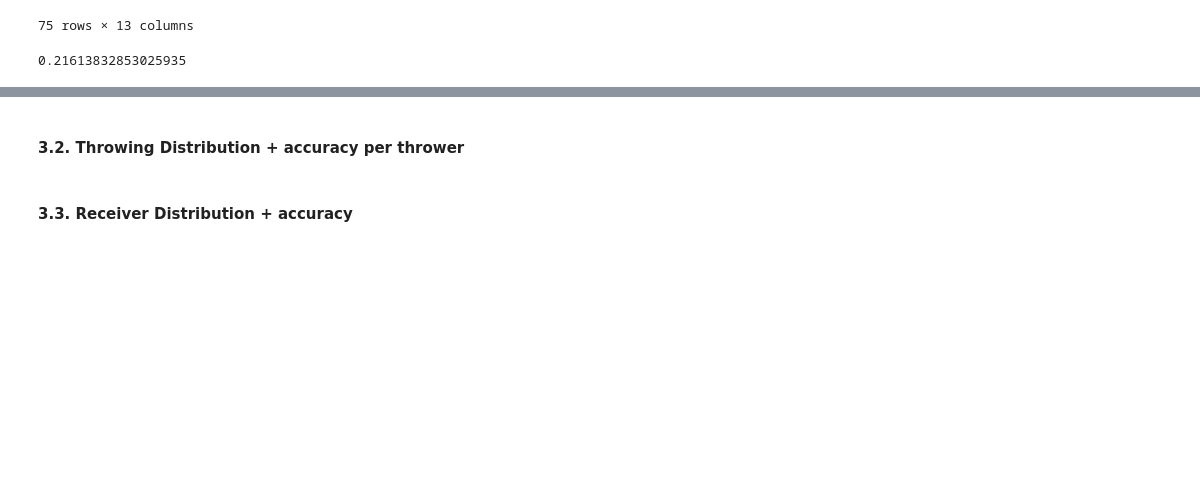
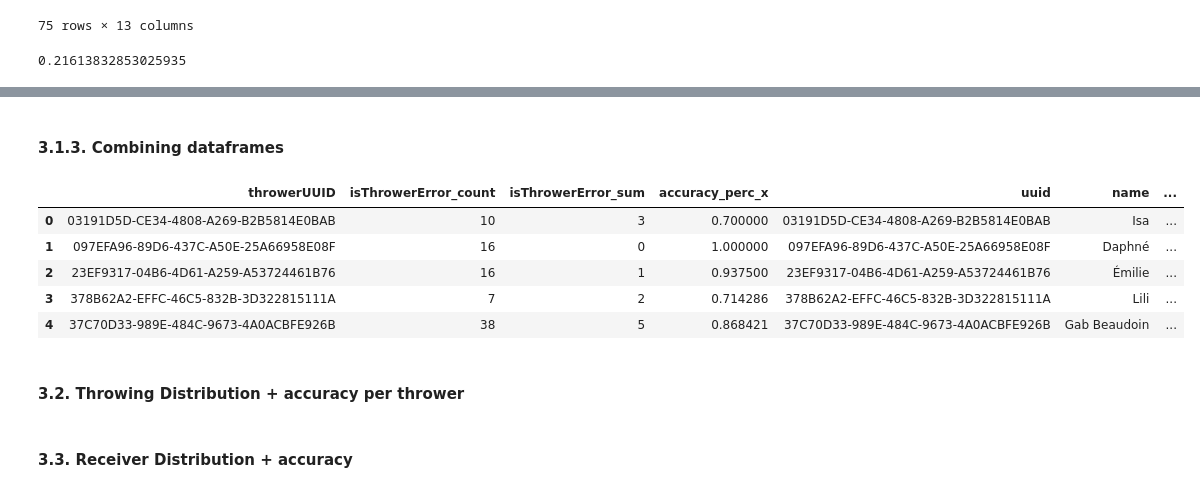
Before and after one commit to yukikongju/Miscellaneous-Projects, a Jupyter notebook: StattoStats/playground.ipynb, the cells around one changed output, grey strips where cells are left out. Drawn from its saved outputs; the diff is of its cells as text; code cells hidden in the pictures; blank space fills up the shorter version.

```diff
--- a/StattoStats/playground.ipynb
+++ b/StattoStats/playground.ipynb
@@ -160 +183,5 @@ p = 0.79
 # %%
+df_throwing = df_passes.groupby(['throwerUUID']).aggregate({'isThrowerError': ['count', 'sum']}).reset_index()
+df_throwing['accuracy_perc'] = 1 - df_throwing[('isThrowerError', 'sum')] / df_throwing[('isThrowerError', 'count')]
+df_throwing.columns = ['_'.join(col).strip() if col[1] else col[0] for col in df_throwing.columns.values]
+df_throwing = pd.merge(df_throwing, df_players[['uuid', 'name']], left_on=['throwerUUID'], right_on=['uuid'])
@@ -175,0 +199,5 @@ p = 0.79
+# %%
+df_catching = df_passes.groupby(['receiverUUID']).aggregate({'isReceiverError': ['count', 'sum']}).reset_index()
+df_catching['accuracy_perc'] = 1 - df_catching[('isReceiverError', 'sum')] / df_catching[('isReceiverError', 'count')]
+df_catching.columns = ['_'.join(col).strip() if col[1] else col[0] for col in df_catching.columns.values]
+df_catching = pd.merge(df_catching, df_players[['uuid', 'name']], left_on=['receiverUUID'], right_on=['uuid'])
@@ -176,3 +213,16 @@ p = 0.79
+# %% [markdown]
+#### 3.1.3. Combining dataframes
+# %%
+df_players_stats = pd.merge(df_throwing, df_catching, left_on=['throwerUUID'], right_on=['receiverUUID'])
+# %%
+df_players_stats.head()
+# %% [output]
+|  | throwerUUID | isThrowerError_count | isThrowerError_sum | accuracy_perc_x | uuid | name | ... |
+| 0 | 03191D5D-CE34-4808-A269-B2B5814E0BAB | 10 | 3 | 0.700000 | 03191D5D-CE34-4808-A269-B2B5814E0BAB | Isa | ... |
+| 1 | 097EFA96-89D6-437C-A50E-25A66958E08F | 16 | 0 | 1.000000 | 097EFA96-89D6-437C-A50E-25A66958E08F | Daphné | ... |
+| 2 | 23EF9317-04B6-4D61-A259-A53724461B76 | 16 | 1 | 0.937500 | 23EF9317-04B6-4D61-A259-A53724461B76 | Émilie | ... |
+| 3 | 378B62A2-EFFC-46C5-832B-3D322815111A | 7 | 2 | 0.714286 | 378B62A2-EFFC-46C5-832B-3D322815111A | Lili | ... |
+| 4 | 37C70D33-989E-484C-9673-4A0ACBFE926B | 38 | 5 | 0.868421 | 37C70D33-989E-484C-9673-4A0ACBFE926B | Gab Beaudoin | ... |
 # %% [markdown]
 #### 3.2. Throwing Distribution + accuracy per thrower
 # %% [markdown]
```
Also changed, not shown: parts of 9 cells of this notebook, 1 other file.
